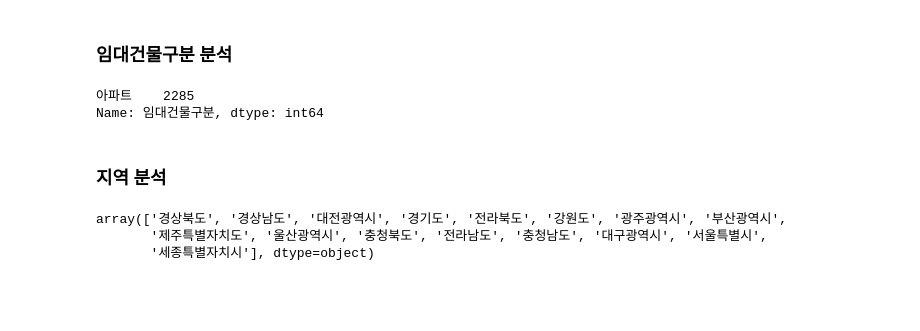
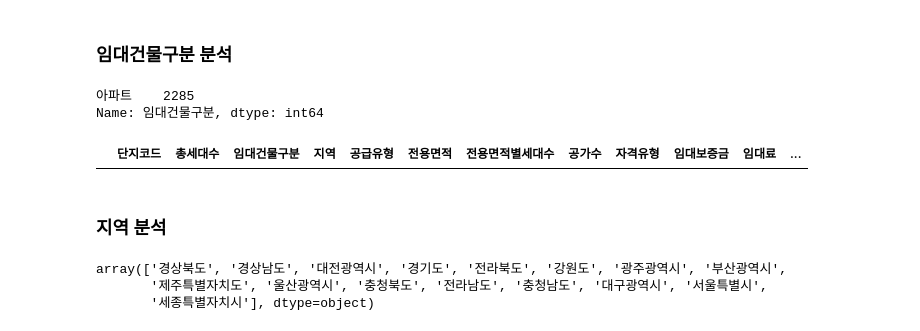
Before and after one commit to SeoMinJong/-, a Jupyter notebook: parking_data_analysis.ipynb, the cells around one changed output. Saved outputs shown, nothing was run; the diff lists cells and outputs as text; code cells hidden in the pictures; blank space fills up the shorter version.

```diff
--- a/parking_data_analysis.ipynb
+++ b/parking_data_analysis.ipynb
@@ -280,9 +282,13 @@ Name: 임대건물구분, dtype: int64
 # %%
 # fred3은 3번째 column의 분석이고 각 아파트와 상가를 구분해서 fred_apart와 fred_store로 나눈다.
 fred3_apart = df['임대건물구분'] == '아파트'
 fred3_apart = df[fred3_apart]
 fred3_store = df['임대건물구분'] == '상가'
 fred3_store = df[fred3_store]
+
+fred3_store
+# %% [output]
+|  | 단지코드 | 총세대수 | 임대건물구분 | 지역 | 공급유형 | 전용면적 | 전용면적별세대수 | 공가수 | 자격유형 | 임대보증금 | 임대료 | ... |
 # %% [markdown]
 ### 지역 분석
 # %%
```
Also changed, not shown: parts of 14 cells of this notebook.
